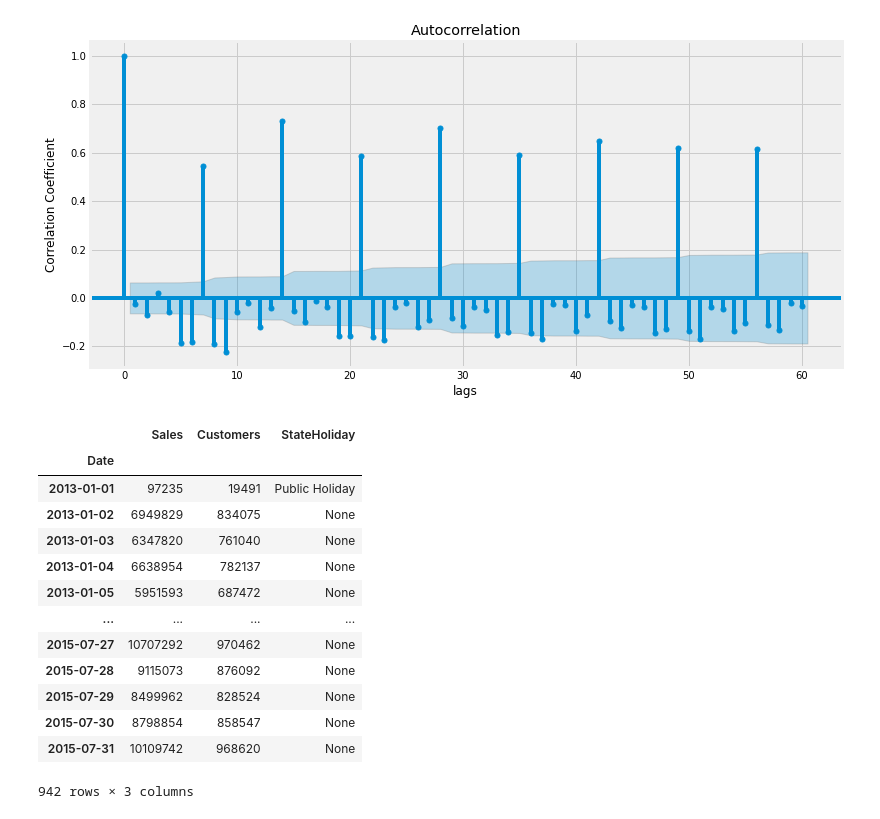
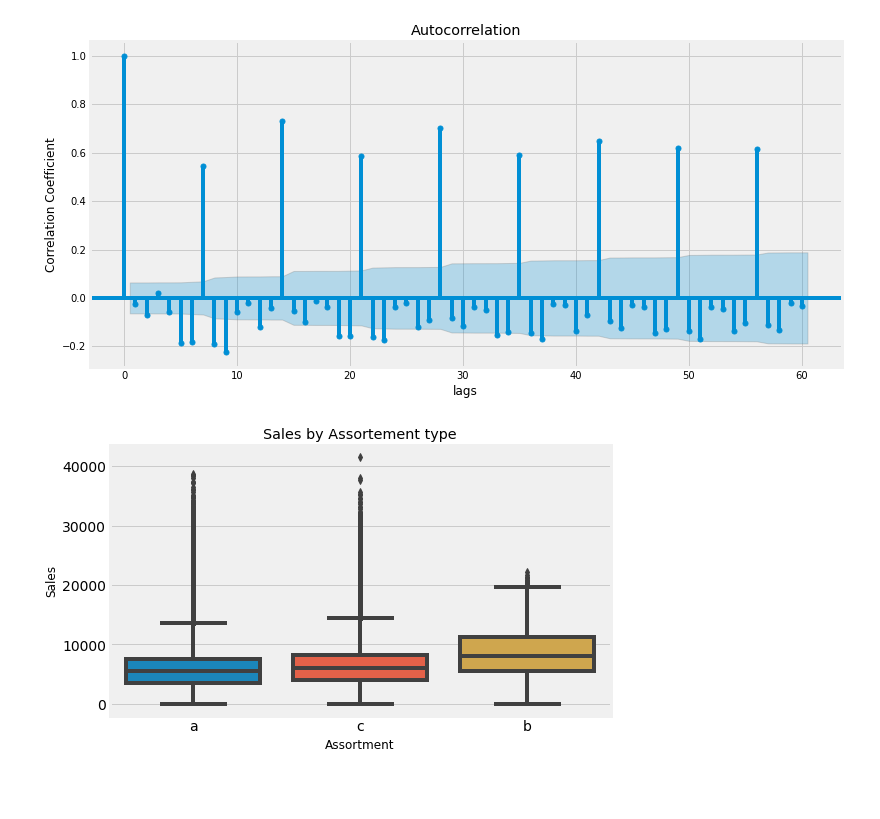
Before and after one commit to fbagire/pharmaceutical_sales_forecast, a Jupyter notebook: notebook/EDA.ipynb, the cells around one changed output. Saved outputs shown, nothing was run; the diff lists cells and outputs as text; code cells hidden in the pictures; blank space fills up the shorter version.

```diff
--- a/notebook/EDA.ipynb
+++ b/notebook/EDA.ipynb
@@ -267,19 +292,6 @@ plt.ylabel("Correlation Coefficient")
 Text(0, 0.5, 'Correlation Coefficient')
 [figure]
 # %%
-train_grouped
+plot_box_multi(train_df,x_col='Assortment',y_col='Sales',title='Sales by Assortement type')
 # %% [output]
-|  | Sales | Customers | StateHoliday |
-| Date |  |  |  |
-| 2013-01-01 | 97235 | 19491 | Public Holiday |
-| 2013-01-02 | 6949829 | 834075 | None |
-| 2013-01-03 | 6347820 | 761040 | None |
-| 2013-01-04 | 6638954 | 782137 | None |
-| 2013-01-05 | 5951593 | 687472 | None |
-| ... | ... | ... | ... |
-| 2015-07-27 | 10707292 | 970462 | None |
-| 2015-07-28 | 9115073 | 876092 | None |
-| 2015-07-29 | 8499962 | 828524 | None |
-| 2015-07-30 | 8798854 | 858547 | None |
-| 2015-07-31 | 10109742 | 968620 | None |
-942 rows × 3 columns
+[figure, added]
```
Also changed, not shown: parts of 20 cells of this notebook.
